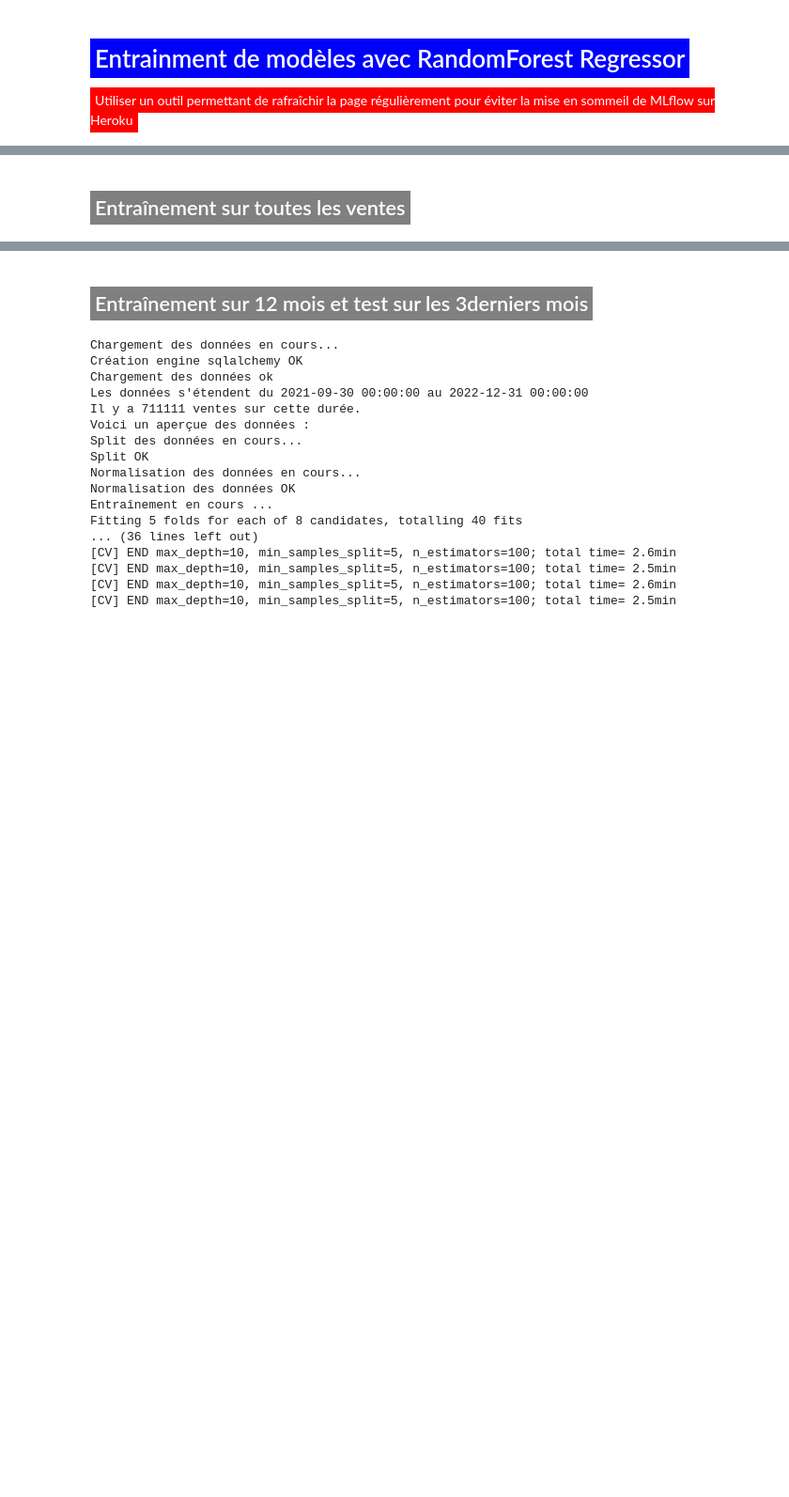
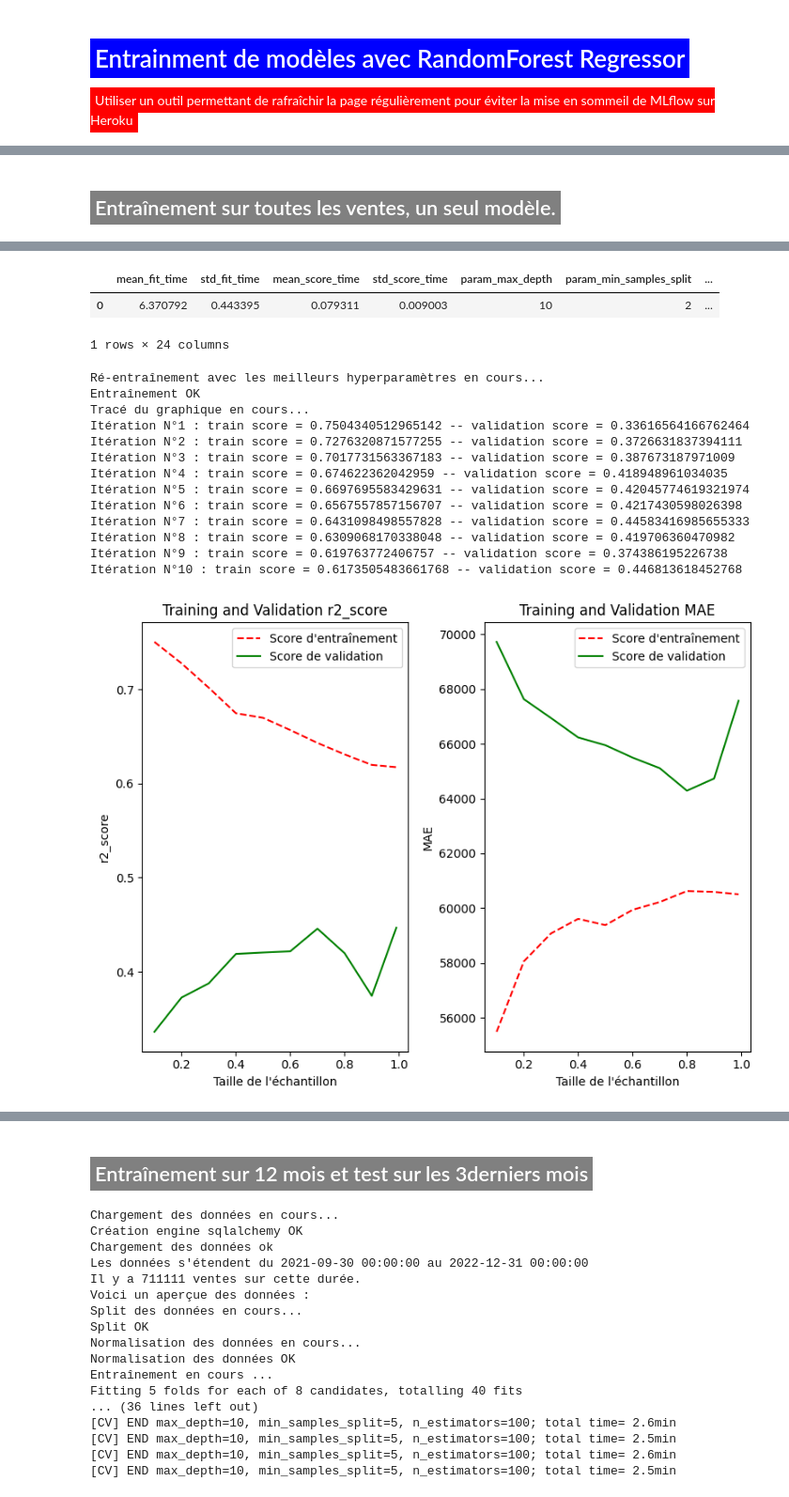
Before and after one commit to Kevin-Le-Grand/certif_app_immo, a Jupyter notebook: model/train_randomforest.ipynb, the cells around one changed output, grey strips where cells are left out. Shown at 94% size. Drawn from its saved outputs; the diff is of its cells as text; code cells hidden in the pictures; blank space fills up the shorter version.

```diff
--- a/model/train_randomforest.ipynb
+++ b/model/train_randomforest.ipynb
@@ -8,2 +14,63 @@ from functions2 import *
 # %% [markdown]
-<h2><span style="background-color:grey; color:white; padding: 5px;">Entraînement sur toutes les ventes</span></h2>
+<h2><span style="background-color:grey; color:white; padding: 5px;">Entraînement sur toutes les ventes, un seul modèle.</span></h2>
+# %%
+# Chargement des données
+query=f"""
+SELECT
+    V.SURFACE_BATI,
+    V.DEPENDANCES,
+    V.ID_COMMUNE,
+    R.Name_region,
+    V.SURFACE_TERRAIN,
+    V.DATE_MUTATION,
+    V.MONTANT
+FROM VENTES V
+INNER JOIN TYPES_BIENS as T ON V.ID_TYPE_BIEN = T.ID_TYPE_BIEN
+INNER JOIN COMMUNES AS C ON V.ID_COMMUNE = C.ID_COMMUNE
+INNER JOIN DEPARTEMENTS AS D ON C.ID_DEPT = D.ID_DEPT
+INNER JOIN REGIONS R ON D.ID_REGION = R.ID_REGION
+WHERE V.MONTANT>15000
+AND V.MONTANT<6500000
+AND V.SURFACE_BATI>0
+AND V.NB_PIECES>0
+# AND V.DATE_MUTATION >= DATE_SUB((SELECT MAX(DATE_MUTATION) FROM VENTES), INTERVAL 15 MONTH)
+AND R.Name_region NOT IN("Martinique", "Guyane", "La Réunion", "Mayotte", "Guadeloupe");
+"""
+
+df = loading_data(query)
+print(f"Les données s'étendent du {df['DATE_MUTATION'].min()} au {df['DATE_MUTATION'].max()}")
+print(f"Il y a {df.shape[0]} ventes sur cette durée.")
+
+# Split des données
+X_train,y_train, X_test, y_test = split(df)
+
+# Labellisation et standardisation
+X_train,X_test,encoders,scalers =  encod_scal(X_train,X_test)
+
+# Entraînement du modèle
+param_grid = {
+    'n_estimators': [50],
+    'max_depth': [10],
+    'min_samples_split': [2]
+}
+cv=5
+model, best_params = train_model_randomforest(X_train,y_train, param_grid, cv)
+
+
+# Sauvegarde avec MLflow
+uri_tracking = "https://mlflowimmoappkevleg-737621d410d0.herokuapp.com/"
+experiment_name = "test"
+run_name = "only_one_model"
+model_name = f"RFR_all_datas_only_one_model"
+
+# Affichage et enregistrement de la learning curve
+image_path = plot_learning_curve(RandomForestRegressor(**best_params), run_name, X_train, y_train)
+
+# log_mlflow(uri_tracking,
+#         experiment_name, run_name,
+#         best_params,
+#         model, model_name,
+#         X_test, y_test,
+#         encoders,scalers,
+#         image_path)
+# %% [output]
@@ -9,0 +93,17 @@ from functions2 import *
+|  | mean_fit_time | std_fit_time | mean_score_time | std_score_time | param_max_depth | param_min_samples_split | ... |
+| 0 | 6.370792 | 0.443395 | 0.079311 | 0.009003 | 10 | 2 | ... |
+1 rows × 24 columns
+Ré-entraînement avec les meilleurs hyperparamètres en cours...
+Entraînement OK
+Tracé du graphique en cours...
+Itération N°1 : train score = 0.7504340512965142 -- validation score = 0.33616564166762464
+Itération N°2 : train score = 0.7276320871577255 -- validation score = 0.3726631837394111
+Itération N°3 : train score = 0.7017731563367183 -- validation score = 0.387673187971009
+Itération N°4 : train score = 0.674622362042959 -- validation score = 0.418948961034035
+Itération N°5 : train score = 0.6697695583429631 -- validation score = 0.42045774619321974
+Itération N°6 : train score = 0.6567557857156707 -- validation score = 0.4217430598026398
+Itération N°7 : train score = 0.6431098498557828 -- validation score = 0.44583416985655333
+Itération N°8 : train score = 0.6309068170338048 -- validation score = 0.419706360470982
+Itération N°9 : train score = 0.619763772406757 -- validation score = 0.374386195226738
+Itération N°10 : train score = 0.6173505483661768 -- validation score = 0.446813618452768
+[figure, added]
```
Also changed, not shown: parts of 6 cells of this notebook, 1 other file.
